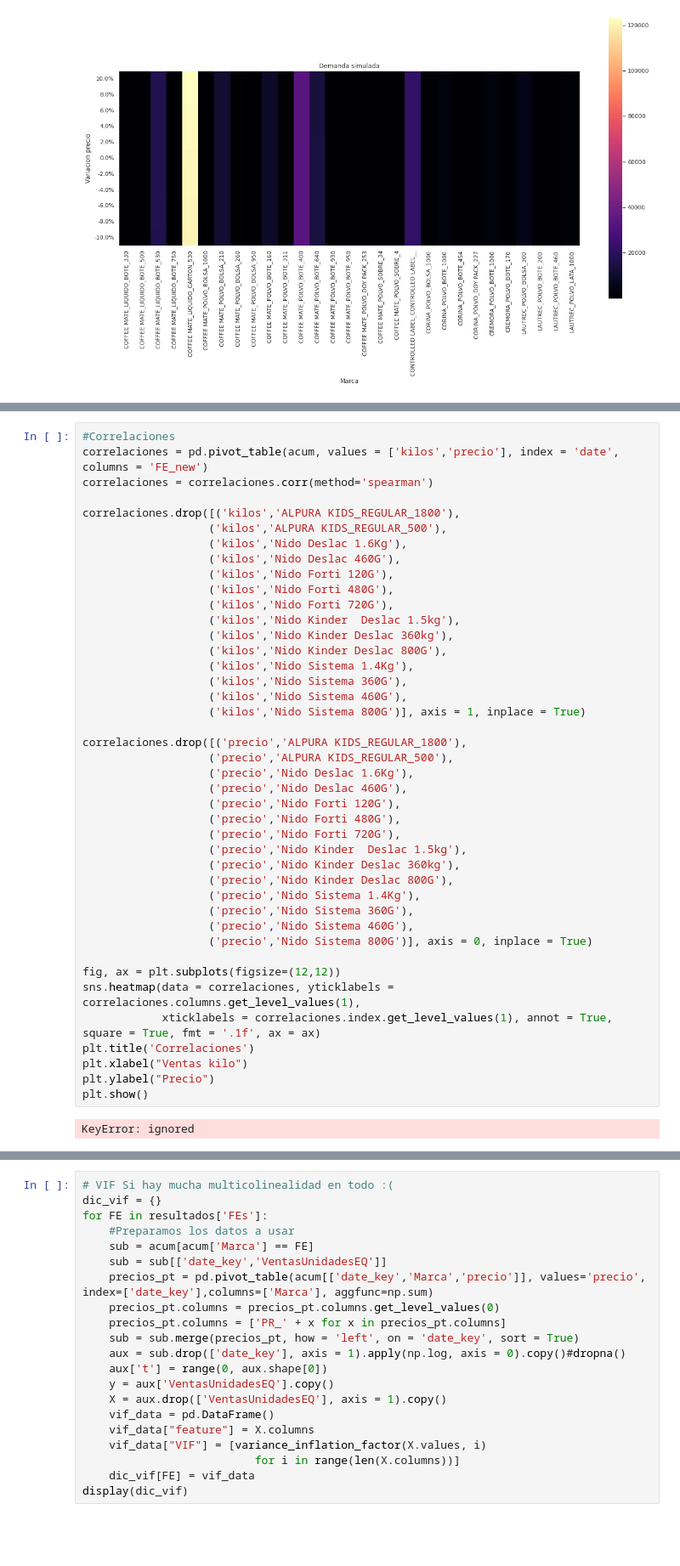
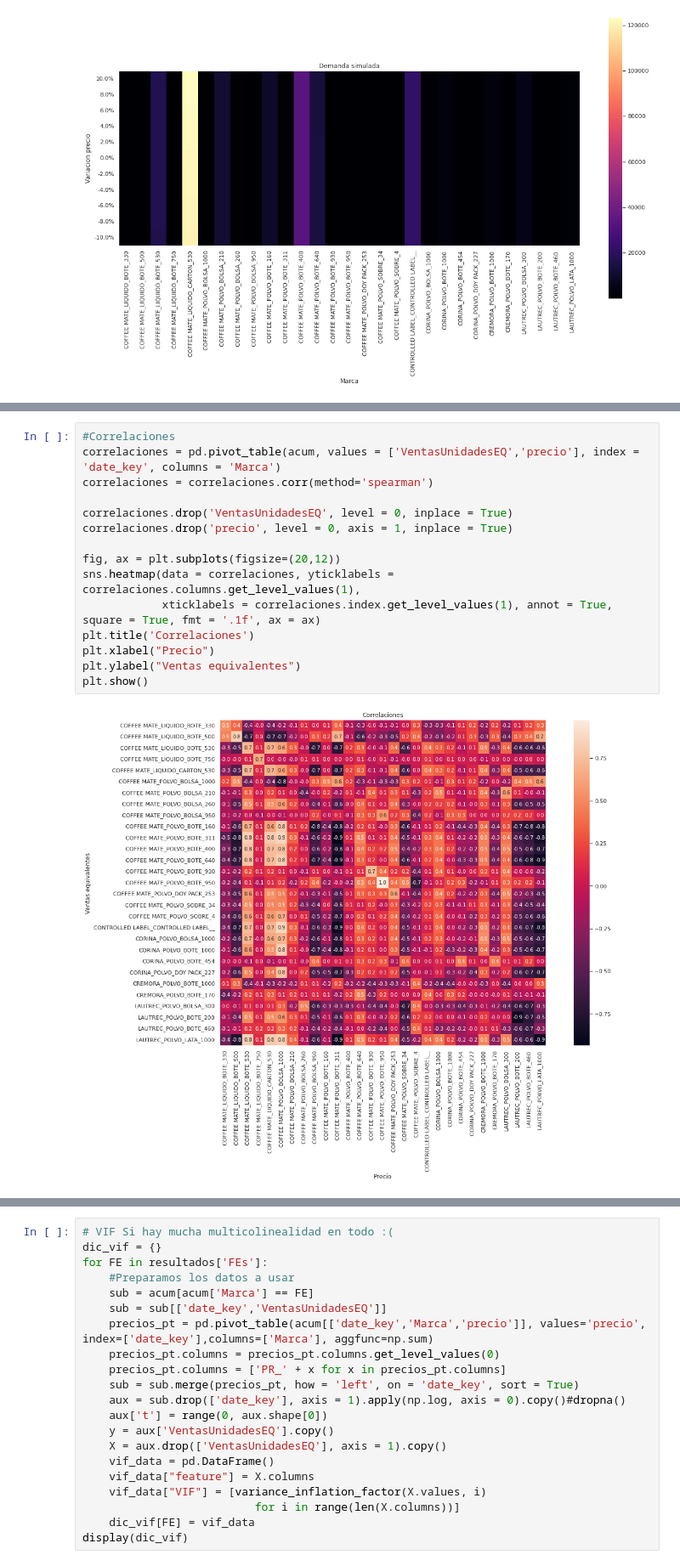
Before and after one commit to Lucio-MR/Elasticidades, a Jupyter notebook: Elasticidades_II.ipynb, the cells around one changed output, grey strips where cells are left out. Shown at 85% size. Cells and saved outputs as stored; diff of their text form; blank space fills up the shorter version.

```diff
--- a/Elasticidades_II.ipynb
+++ b/Elasticidades_II.ipynb
@@ -907,46 +925,19 @@ plt.show()
 # %%
 #Correlaciones
-correlaciones = pd.pivot_table(acum, values = ['kilos','precio'], index = 'date', columns = 'FE_new')
+correlaciones = pd.pivot_table(acum, values = ['VentasUnidadesEQ','precio'], index = 'date_key', columns = 'Marca')
 correlaciones = correlaciones.corr(method='spearman')
 
-correlaciones.drop([('kilos','ALPURA KIDS_REGULAR_1800'),
-                   ('kilos','ALPURA KIDS_REGULAR_500'),
-                   ('kilos','Nido Deslac 1.6Kg'),
-                   ('kilos','Nido Deslac 460G'),
-                   ('kilos','Nido Forti 120G'),
-                   ('kilos','Nido Forti 480G'),
-                   ('kilos','Nido Forti 720G'),
-                   ('kilos','Nido Kinder  Deslac 1.5kg'),
-                   ('kilos','Nido Kinder Deslac 360kg'),
-                   ('kilos','Nido Kinder Deslac 800G'),
-                   ('kilos','Nido Sistema 1.4Kg'),
-                   ('kilos','Nido Sistema 360G'),
-                   ('kilos','Nido Sistema 460G'),
-                   ('kilos','Nido Sistema 800G')], axis = 1, inplace = True)
+correlaciones.drop('VentasUnidadesEQ', level = 0, inplace = True)
+correlaciones.drop('precio', level = 0, axis = 1, inplace = True)
 
-correlaciones.drop([('precio','ALPURA KIDS_REGULAR_1800'),
-                   ('precio','ALPURA KIDS_REGULAR_500'),
-                   ('precio','Nido Deslac 1.6Kg'),
-                   ('precio','Nido Deslac 460G'),
-                   ('precio','Nido Forti 120G'),
-                   ('precio','Nido Forti 480G'),
-                   ('precio','Nido Forti 720G'),
-                   ('precio','Nido Kinder  Deslac 1.5kg'),
-                   ('precio','Nido Kinder Deslac 360kg'),
-                   ('precio','Nido Kinder Deslac 800G'),
-                   ('precio','Nido Sistema 1.4Kg'),
-                   ('precio','Nido Sistema 360G'),
-                   ('precio','Nido Sistema 460G'),
-                   ('precio','Nido Sistema 800G')], axis = 0, inplace = True)
-
-fig, ax = plt.subplots(figsize=(12,12))
+fig, ax = plt.subplots(figsize=(20,12))
 sns.heatmap(data = correlaciones, yticklabels = correlaciones.columns.get_level_values(1),
             xticklabels = correlaciones.index.get_level_values(1), annot = True, square = True, fmt = '.1f', ax = ax)
 plt.title('Correlaciones')
-plt.xlabel("Ventas kilo")
-plt.ylabel("Precio")
+plt.xlabel("Precio")
+plt.ylabel("Ventas equivalentes")
 plt.show()
 # %% [output]
-KeyError: ignored
+[figure, added]
 # %%
 #Correlaciones ventas por kilo
```
Also changed, not shown: parts of 3 cells of this notebook.
